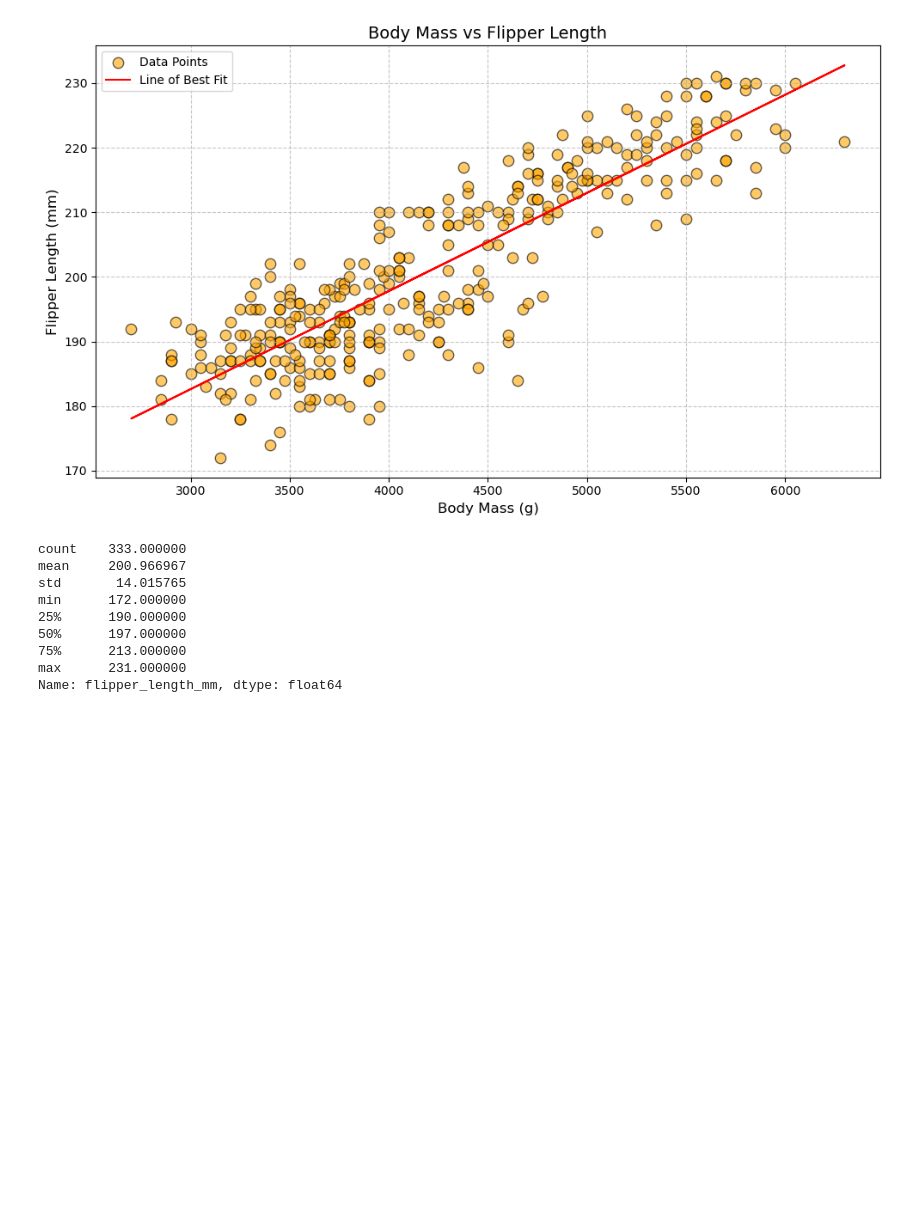
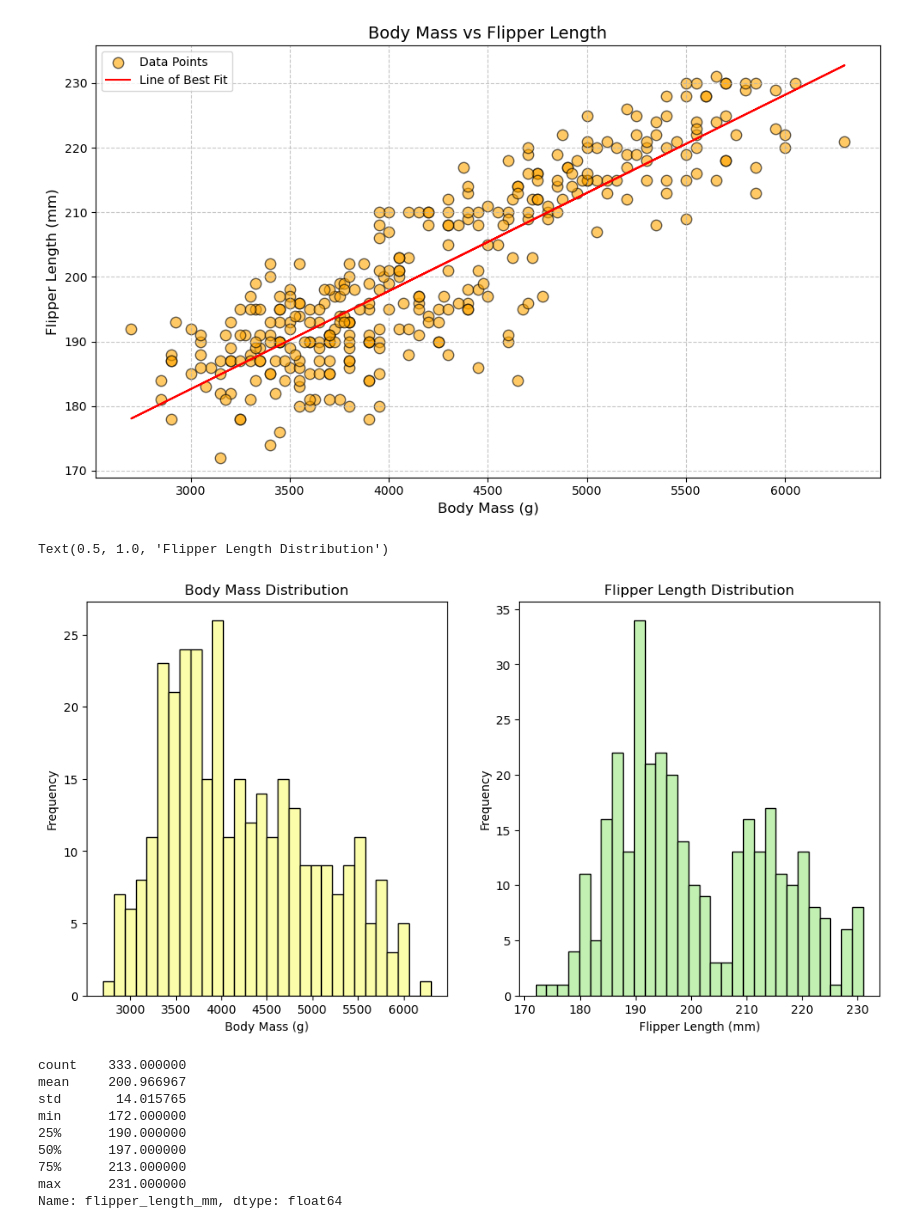
Before and after one commit to aoifeflav/principles-of-data-analytics-mywork, a Jupyter notebook: penguins.ipynb, the cells around one changed output. Cells and saved outputs as stored; diff of their text form; code cells hidden in the pictures; blank space fills up the shorter version.

```diff
--- a/penguins.ipynb
+++ b/penguins.ipynb
@@ -207,6 +209,24 @@ ax.legend()
 fig.tight_layout()
 # %% [output]
 [figure]
+# %%
+#Create historgram comparing distribution of body mass vs flipper length
+fig, ax = plt.subplots(1, 2, figsize=(12, 6))
+
+#histogram for body mass
+ax[0].hist(df['body_mass_g'], bins=30, color='#fbfdaa', edgecolor='black')
+ax[0].set_xlabel('Body Mass (g)')
+ax[0].set_ylabel('Frequency')
+ax[0].set_title('Body Mass Distribution')
+
+#histogram for flipper length
+ax[1].hist(df['flipper_length_mm'], bins=30, color='#c1f0b2', edgecolor='black')
+ax[1].set_xlabel('Flipper Length (mm)')
+ax[1].set_ylabel('Frequency')
+ax[1].set_title('Flipper Length Distribution')
+# %% [output]
+Text(0.5, 1.0, 'Flipper Length Distribution')
+[figure, added]
 # %%
 #Find descriptive statstics for flipper length
 df['flipper_length_mm'].describe()
```
Also changed, not shown: parts of 4 cells of this notebook.
